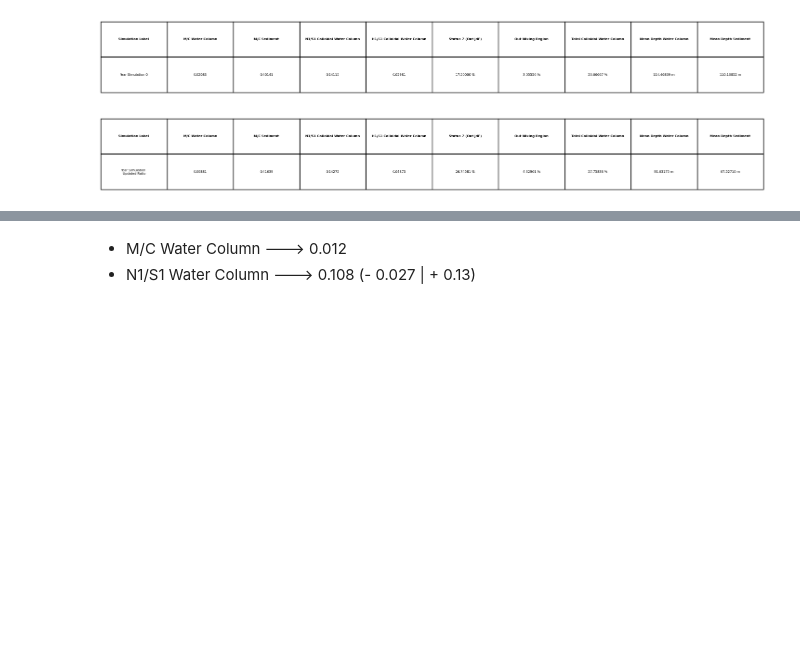
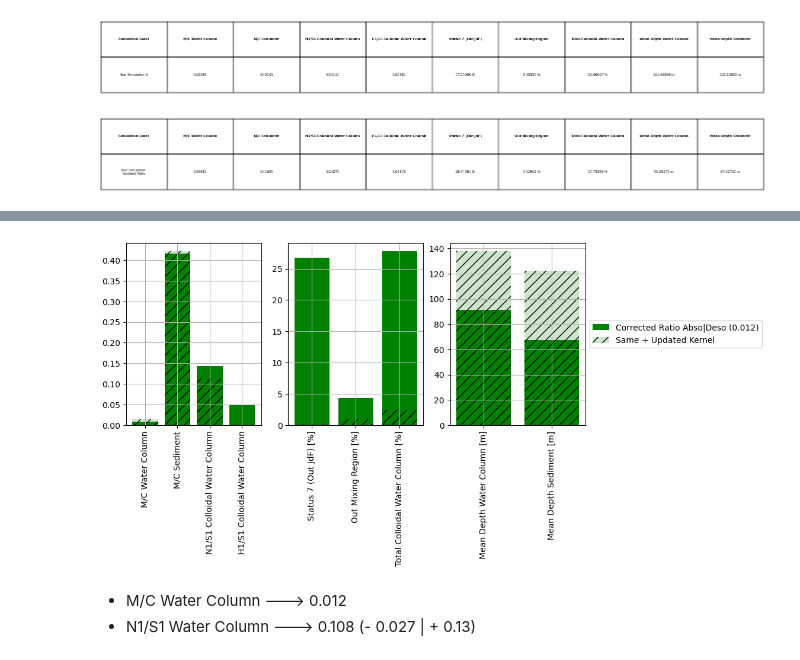
Before and after one commit to SalishSeaCast/analysis-vicente, a Jupyter notebook: Ocean_Parcels/PBDE_simulations/Metrics_Calculations.ipynb, the cells around one changed output, grey strips where cells are left out. Saved outputs shown, nothing was run; the diff lists cells and outputs as text; code cells hidden in the pictures; blank space fills up the shorter version.

```diff
--- a/Ocean_Parcels/PBDE_simulations/Metrics_Calculations.ipynb
+++ b/Ocean_Parcels/PBDE_simulations/Metrics_Calculations.ipynb
@@ -45,3 +75,20 @@ for ax_i in ax:
+# %%
+fig, ax = plt.subplots(1,3,figsize = (10,4))
+ax[0].bar(tabla1.columns[1:5], tabla1.loc[0].values[1:5],color = 'g', label = 'Corrected Ratio Abso|Deso (0.012)')
+ax[0].bar(tabla2.columns[1:5], tabla2.loc[0].values[1:5],color = 'g', hatch = '//', alpha = .2, label = 'Same + Updated Kernel')
+#
+ax[1].bar(tabla1.columns[5:8], tabla1.loc[0].values[5:8],color = 'g', label = 'Corrected Ratio Abso|Deso (0.012)')
+ax[1].bar(tabla2.columns[5:8], tabla2.loc[0].values[5:8],color = 'g', hatch = '//', alpha = .2, label = 'Same + Updated Kernel')
+#
+ax[2].bar(tabla1.columns[8:], tabla1.loc[0].values[8:],color = 'g', label = 'Corrected Ratio Abso|Deso (0.012)')
+ax[2].bar(tabla2.columns[8:], tabla2.loc[0].values[8:],color = 'g', hatch = '//', alpha = .2, label = 'Same + Updated Kernel')
+#
+ax[2].legend(loc='center left',bbox_to_anchor=(1.0, 0.5))
+for ax_i in ax:
+    ax_i.tick_params(axis='x', rotation=90)
+    ax_i.grid()
+# %% [output]
+[figure, added]
 # %% [markdown]
 - M/C Water Column ---> 0.012
 - N1/S1 Water Column ---> 0.108 (- 0.027 | + 0.13)
```
Also changed, not shown: parts of 4 cells of this notebook.
